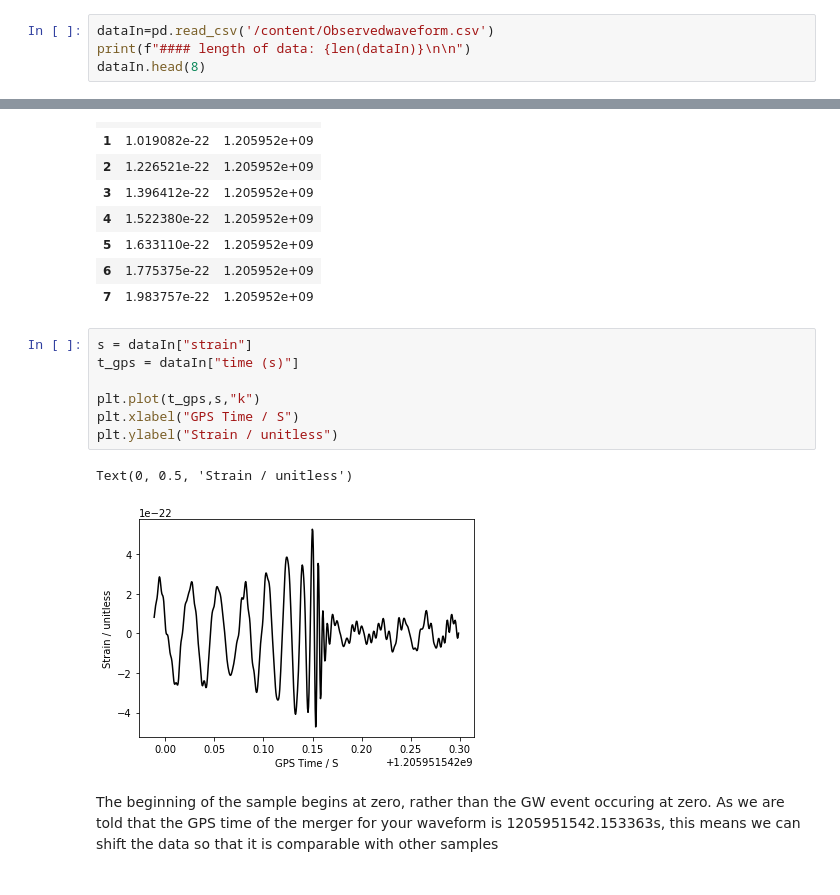
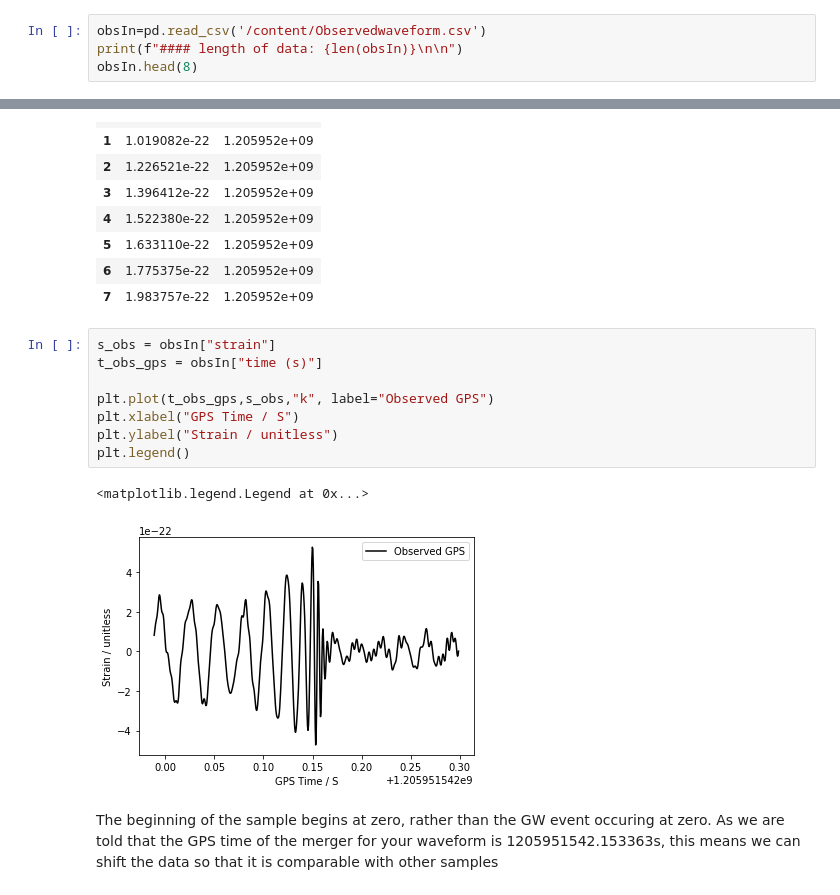
Before and after one commit to Clarke-Jools-36/DataAnalysis22, a Jupyter notebook: CA2_1903779.ipynb, the cells around one changed output, grey strips where cells are left out. Drawn from its saved outputs; the diff is of its cells as text.

```diff
--- a/CA2_1903779.ipynb
+++ b/CA2_1903779.ipynb
@@ -131,9 +131,9 @@ Observedwaveform.cs 100%[===================>]  25.84K  --.-KB/s    in 0.003s
 # %% [markdown]
 and check out the head, and then plot the data
 # %%
-dataIn=pd.read_csv('/content/Observedwaveform.csv')
-print(f"#### length of data: {len(dataIn)}\n\n")
-dataIn.head(8)
+obsIn=pd.read_csv('/content/Observedwaveform.csv')
+print(f"#### length of data: {len(obsIn)}\n\n")
+obsIn.head(8)
 # %% [output]
 #### length of data: 636
 |  | strain | time (s) |
@@ -146,15 +146,16 @@ dataIn.head(8)
 | 6 | 1.775375e-22 | 1.205952e+09 |
 | 7 | 1.983757e-22 | 1.205952e+09 |
 # %%
-s = dataIn["strain"]
-t_gps = dataIn["time (s)"]
+s_obs = obsIn["strain"]
+t_obs_gps = obsIn["time (s)"]
 
-plt.plot(t_gps,s,"k")
+plt.plot(t_obs_gps,s_obs,"k", label="Observed GPS")
 plt.xlabel("GPS Time / S")
 plt.ylabel("Strain / unitless")
+plt.legend()
 # %% [output]
-Text(0, 0.5, 'Strain / unitless')
+<matplotlib.legend.Legend at 0x...>
-[figure, old version]
+[figure, new version]
 # %% [markdown]
 The beginning of the sample begins at zero, rather than the GW event occuring at zero. As we are told that the GPS time of the merger for your waveform is 1205951542.153363s, this means we can shift the data so that it is comparable with other samples
 # %%
```
Also changed, not shown: parts of 31 cells of this notebook.
